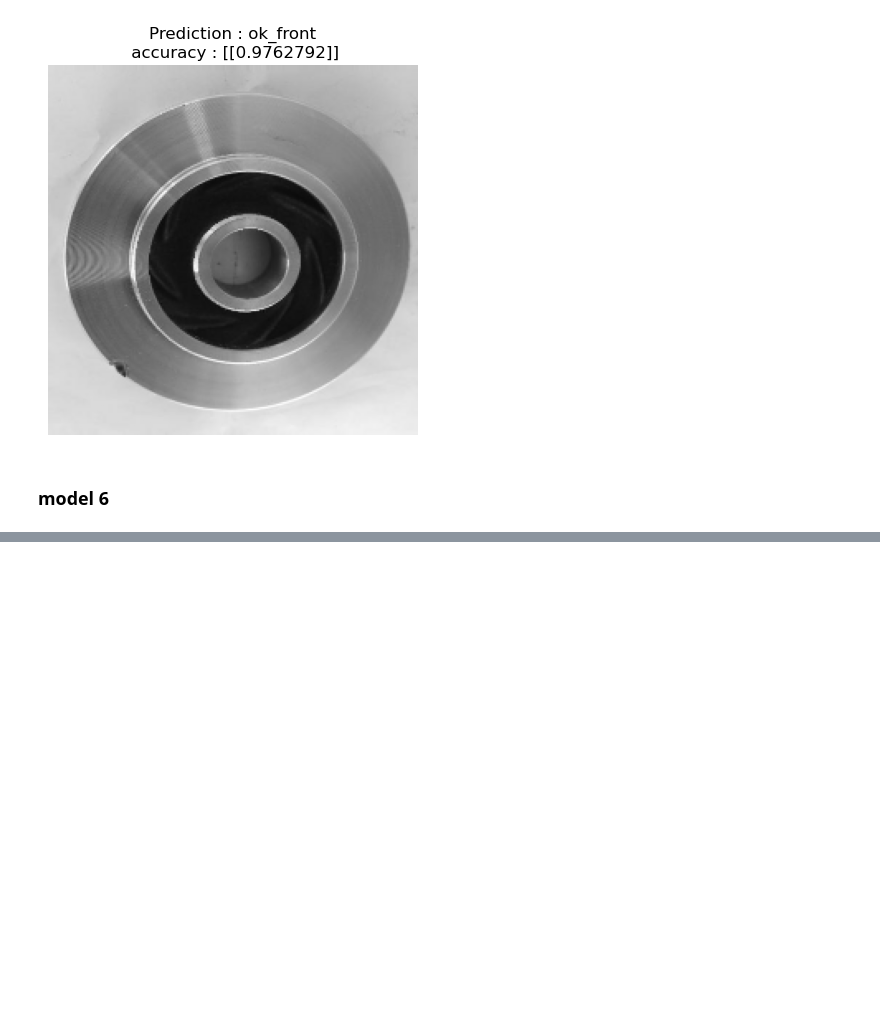
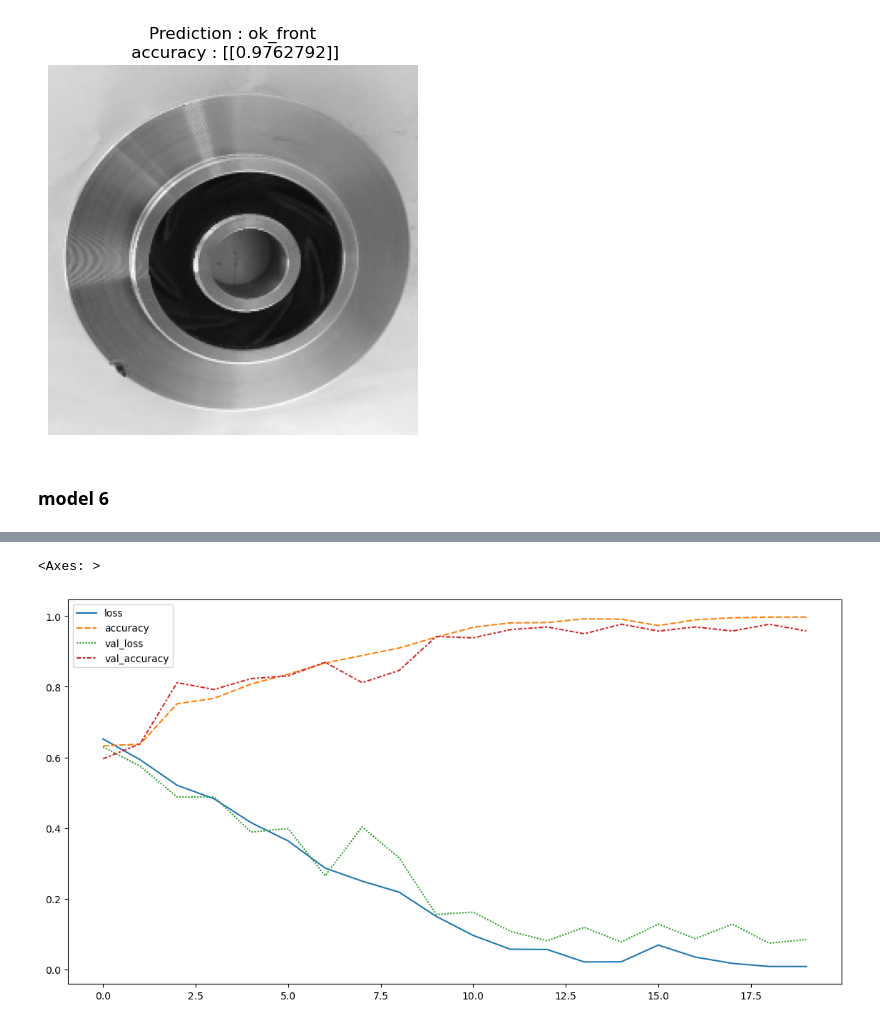
Before and after one commit to Rishu-N/TENSORFLOW, a Jupyter notebook: casting product image data for quality inspection.ipynb, the cells around one changed output, grey strips where cells are left out. Saved outputs shown, nothing was run; the diff lists cells and outputs as text; code cells hidden in the pictures; blank space fills up the shorter version.

```diff
--- a/casting product image data for quality inspection.ipynb
+++ b/casting product image data for quality inspection.ipynb
@@ -691,0 +708,7 @@ INFO:tensorflow:Assets written to: model_experiments\model_6\assets
+# %%
+import seaborn as sns
+plt.figure(figsize=(14,7))
+sns.lineplot(pd.DataFrame(history_6.history))
+# %% [output]
+<Axes: >
+[figure, added]
```
Also changed, not shown: parts of 4 cells of this notebook.
